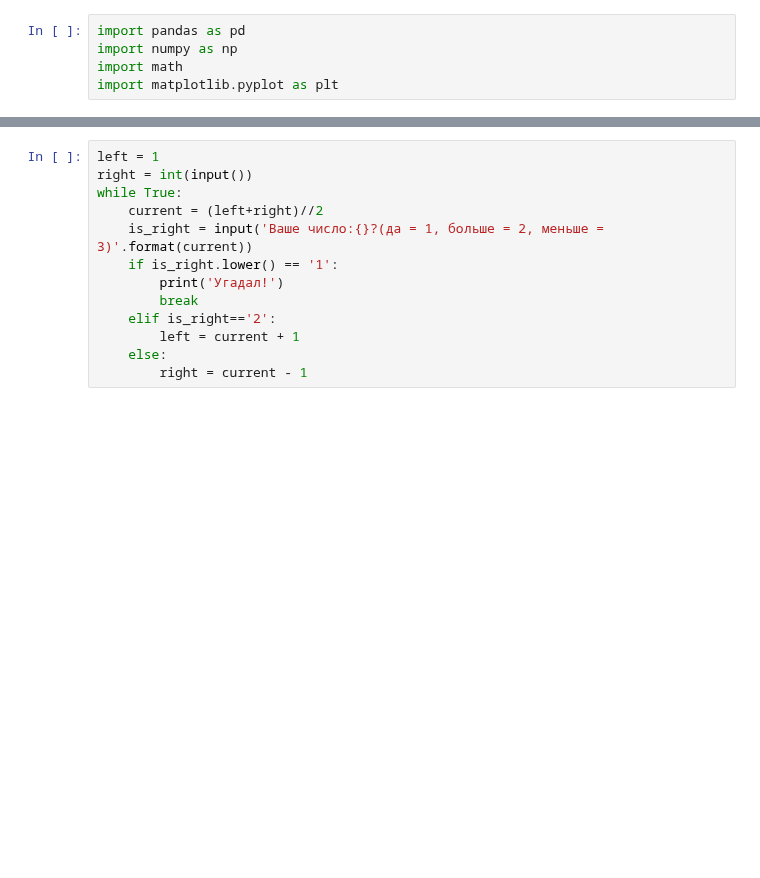
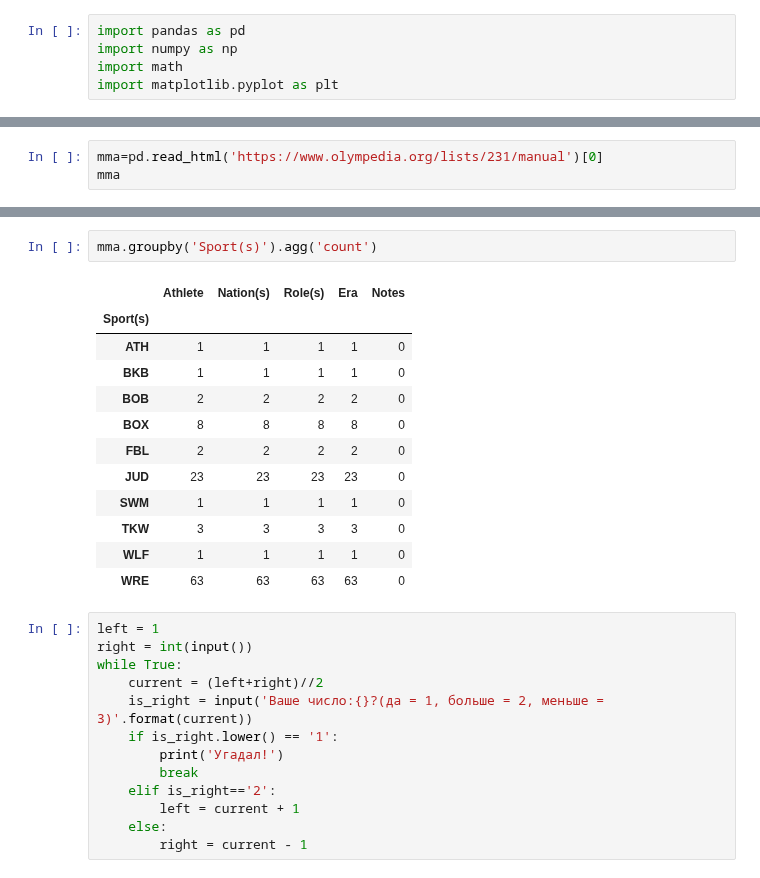
Before and after one commit to vn322/Cod_future, a Jupyter notebook: AI_Games.ipynb, the cells around one changed output, grey strips where cells are left out. Cells and saved outputs as stored; diff of their text form; blank space fills up the shorter version.

```diff
--- a/AI_Games.ipynb
+++ b/AI_Games.ipynb
@@ -10,0 +161,3 @@ import matplotlib.pyplot as plt
+# %%
+mma=pd.read_html('https://www.olympedia.org/lists/231/manual')[0]
+mma
@@ -11,3 +178,18 @@ import matplotlib.pyplot as plt
+# %%
+mma.groupby('Sport(s)').agg('count')
+# %% [output]
+|  | Athlete | Nation(s) | Role(s) | Era | Notes |
+| Sport(s) |  |  |  |  |  |
+| ATH | 1 | 1 | 1 | 1 | 0 |
+| BKB | 1 | 1 | 1 | 1 | 0 |
+| BOB | 2 | 2 | 2 | 2 | 0 |
+| BOX | 8 | 8 | 8 | 8 | 0 |
+| FBL | 2 | 2 | 2 | 2 | 0 |
+| JUD | 23 | 23 | 23 | 23 | 0 |
+| SWM | 1 | 1 | 1 | 1 | 0 |
+| TKW | 3 | 3 | 3 | 3 | 0 |
+| WLF | 1 | 1 | 1 | 1 | 0 |
+| WRE | 63 | 63 | 63 | 63 | 0 |
 # %%
 left = 1
 right = int(input())
```
Also changed, not shown: parts of 14 cells of this notebook.
